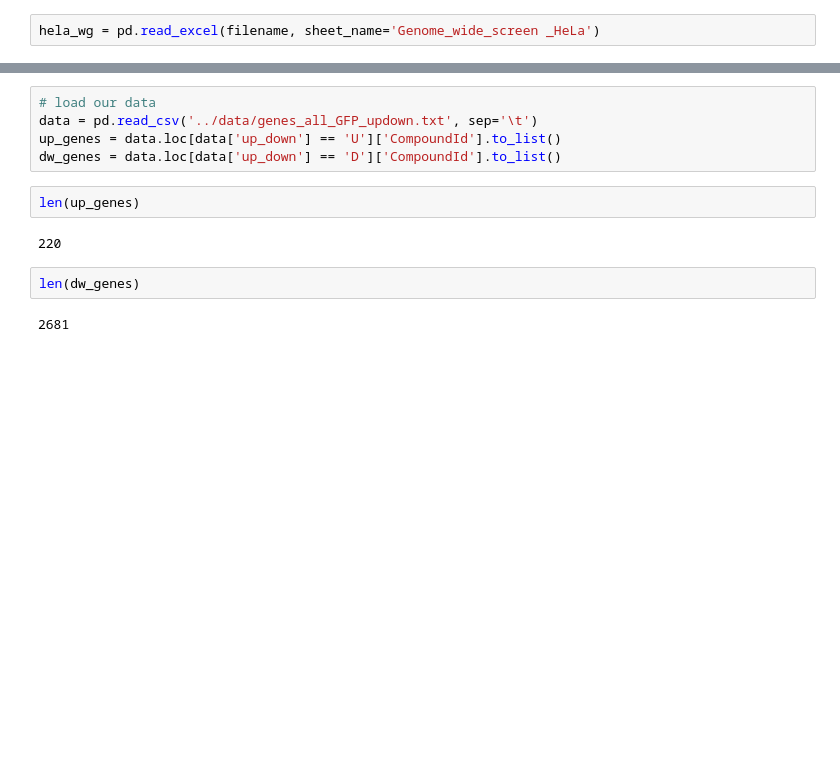
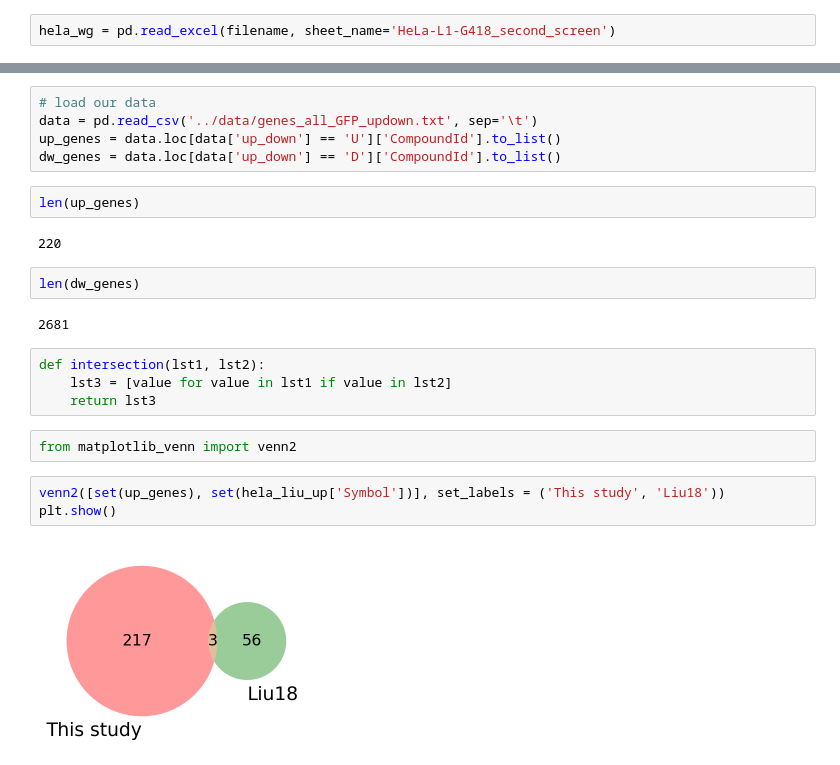
Before and after one commit to sunnyosun/L1-BRCA1-paper-analysis, a Jupyter notebook: notebooks/Compare_with_Liu19.ipynb, the cells around one changed output, grey strips where cells are left out. Cells and saved outputs as stored; diff of their text form; blank space fills up the shorter version.

```diff
--- a/notebooks/Compare_with_Liu19.ipynb
+++ b/notebooks/Compare_with_Liu19.ipynb
@@ -18,5 +20,5 @@ k562_wg = pd.read_excel(filename, sheet_name='Genome_wide_screen_K562')
 # %%
-hela_wg = pd.read_excel(filename, sheet_name='Genome_wide_screen _HeLa')
+hela_wg = pd.read_excel(filename, sheet_name='HeLa-L1-G418_second_screen')
 # %%
 k562_wg.head()
 # %% [output]
@@ -80,3 +71,14 @@ len(up_genes)
 len(dw_genes)
 # %% [output]
 2681
+# %%
+def intersection(lst1, lst2):
+    lst3 = [value for value in lst1 if value in lst2]
+    return lst3
+# %%
+from matplotlib_venn import venn2
+# %%
+venn2([set(up_genes), set(hela_liu_up['Symbol'])], set_labels = ('This study', 'Liu18'))
+plt.show()
+# %% [output]
+[figure, added]
```
Also changed, not shown: parts of 20 cells of this notebook.
